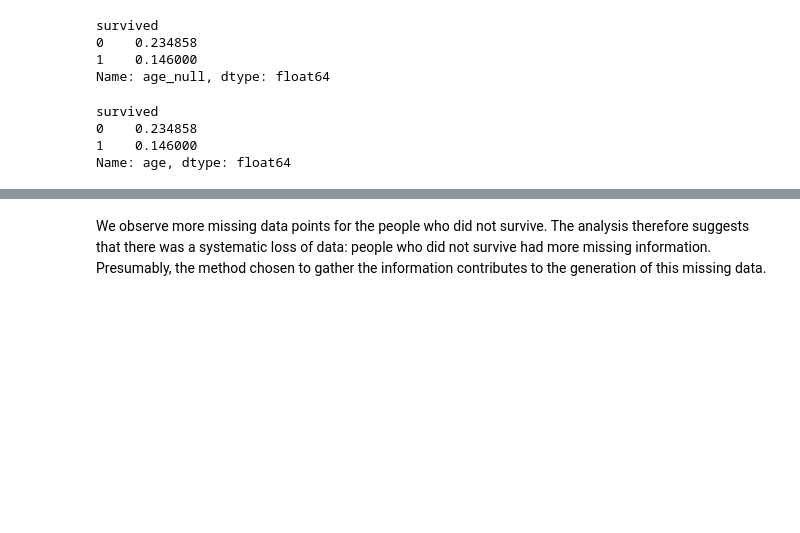
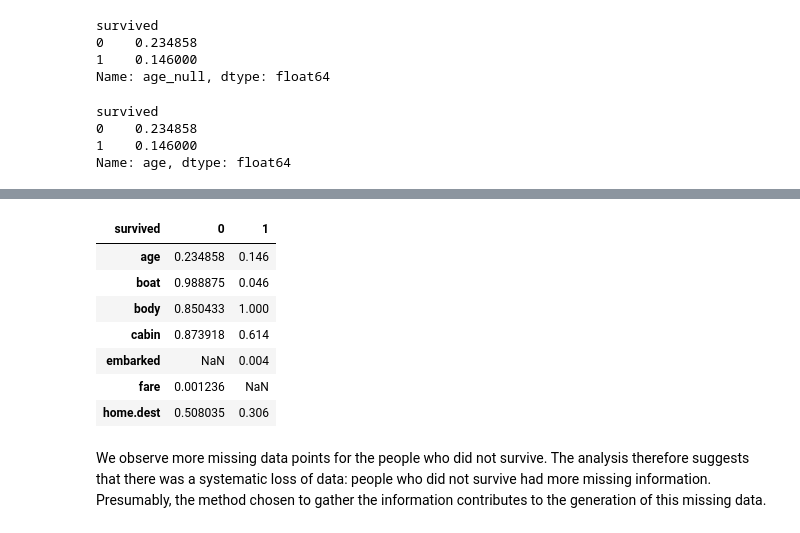
Before and after one commit to RitchieFresh/feature-engineering-for-machine-learning, a Jupyter notebook: Section-04-Variable-Characteristics/1-Missing-Data.ipynb, the cells around one changed output, grey strips where cells are left out. Drawn from its saved outputs; the diff is of its cells as text; code cells hidden in the pictures; blank space fills up the shorter version.

```diff
--- a/Section-04-Variable-Characteristics/1-Missing-Data.ipynb
+++ b/Section-04-Variable-Characteristics/1-Missing-Data.ipynb
@@ -210,3 +270,18 @@ Name: age, dtype: float64
+# %%
+# Select only the columns of interest
+
+missing_values = data[cols].isnull().groupby(data['survived']).mean()
+# To see which columns have the highest missing fraction for each group:
+missing_values.T[missing_values.T > 0].sort_index(ascending=True)
+# %% [output]
+| survived | 0 | 1 |
+| age | 0.234858 | 0.146 |
+| boat | 0.988875 | 0.046 |
+| body | 0.850433 | 1.000 |
+| cabin | 0.873918 | 0.614 |
+| embarked | NaN | 0.004 |
+| fare | 0.001236 | NaN |
+| home.dest | 0.508035 | 0.306 |
 # %% [markdown]
 We observe more missing data points for the people who did not survive. The analysis therefore suggests that there was a systematic loss of data: people who did not survive had more missing information. Presumably, the method chosen to gather the information contributes to the generation of this missing data.
 # %% [markdown]
```
Also changed, not shown: parts of 6 cells of this notebook, 1 other file.
